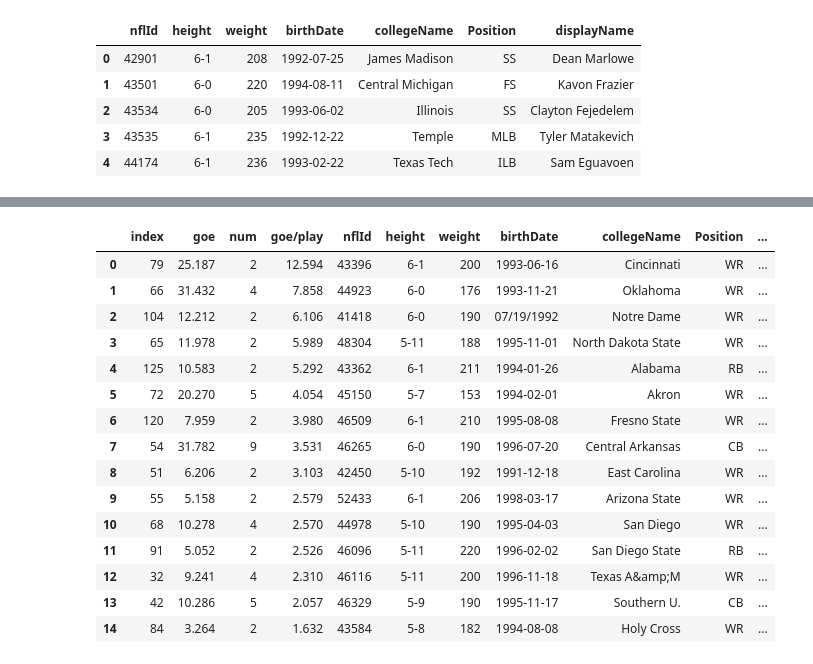
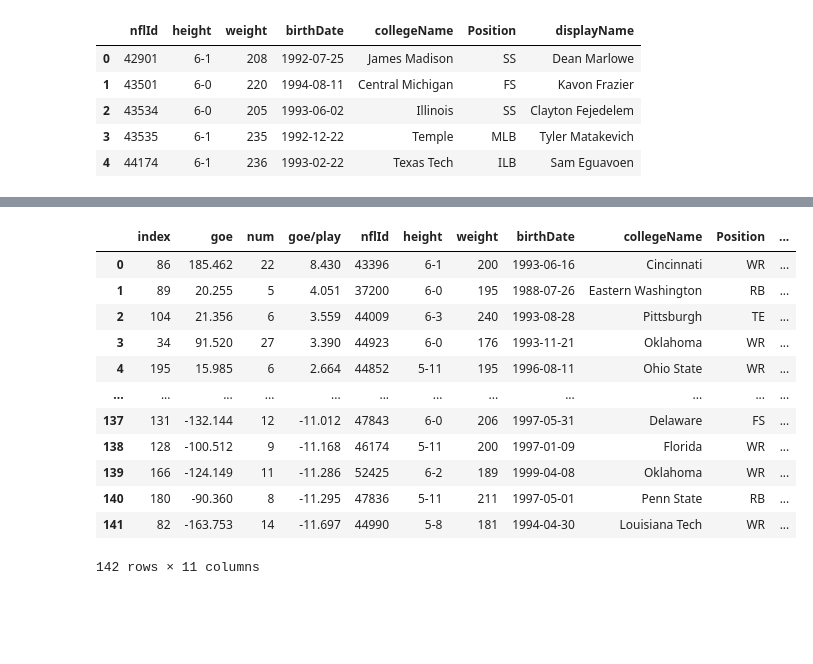
Before and after one commit to scottmaran/big_data_bowl, a Jupyter notebook: clean_dir/player_stats.ipynb, the cells around one changed output, grey strips where cells are left out. Saved outputs shown, nothing was run; the diff lists cells and outputs as text; code cells hidden in the pictures; blank space fills up the shorter version.

```diff
--- a/clean_dir/player_stats.ipynb
+++ b/clean_dir/player_stats.ipynb
@@ -37,0 +50,16 @@ data_df = pd.read_pickle('/home/amans/Development/scott/nfl-big-data-bowl-2022/c
+# %%
+'''
+test to make sure data collection was fine
+
+data_df_test = pd.read_pickle('/home/amans/Development/scott/nfl-big-data-bowl-2022/clean_dir/ball_carrier_data_test.pkl')
+
+for i in range(len(data_df_test)):
+
+    test = data_df_test.at[i, 'state']
+    orig = data_df.at[i, 'state']
+
+    s = np.sum(np.array(orig != test, dtype=int))
+
+    if s != 0:
+        print(i)
+'''
@@ -173,7 +203,7 @@ def store_player_info(time_play_df, time_index, time_string, returnerId, gameId,
     no_football_df = time_play_df.query("displayName != 'football'")
 
     time_play_df.insert(len(time_play_df.columns), 'min_teammate_dist', time_play_df.apply(min_teammate_distances, axis=1, args=(no_football_df,)))
-    time_play_df.insert(len(time_play_df.columns), 'min_opponent_dist', time_play_df.apply(min_teammate_distances, axis=1, args=(no_football_df,)))
+    time_play_df.insert(len(time_play_df.columns), 'min_opponent_dist', time_play_df.apply(min_opponent_distances, axis=1, args=(no_football_df,)))
 
     states = time_play_df.loc[:,['x','y', 'dis', 's', 'a', 'o', 'dir', 'adj_x', 'adj_y', 'adj_o', 'adj_dir', 'sin_adj_o', 'cos_adj_o', 'sin_adj_dir', 'cos_adj_dir', 'dist_from_ball_carrier', 'min_teammate_dist', 'min_opponent_dist']].to_numpy()
     football_pos = time_play_df.loc[time_play_df.team == 'football',['x','y', 'dis', 's', 'a', 'o', 'dir', 'adj_x', 'adj_y', 'adj_o', 'adj_dir', 'sin_adj_o', 'cos_adj_o', 'sin_adj_dir', 'cos_adj_dir', 'dist_from_ball_carrier', 'min_teammate_dist', 'min_opponent_dist']].to_numpy()
@@ -651,7 +681,7 @@ num_test_points = len(test_data)
 
 start_time = time.time()
 
-for i in range(25,385):
+for i in range(0, 385):
     try:
         goe_dictionary = calc_for_play(i, goe_dictionary)
     except Exception as e:
@@ -793,20 +818,17 @@ goe_viz
 # %%
-display(goe_viz.query("num > 1").reset_index().iloc[0:15,:])
+display(goe_viz.query("num > 4").reset_index())
 # %% [output]
 |  | index | goe | num | goe/play | nflId | height | weight | birthDate | collegeName | Position | ... |
-| 0 | 79 | 25.187 | 2 | 12.594 | 43396 | 6-1 | 200 | 1993-06-16 | Cincinnati | WR | ... |
-| 1 | 66 | 31.432 | 4 | 7.858 | 44923 | 6-0 | 176 | 1993-11-21 | Oklahoma | WR | ... |
-| 2 | 104 | 12.212 | 2 | 6.106 | 41418 | 6-0 | 190 | 07/19/1992 | Notre Dame | WR | ... |
-| 3 | 65 | 11.978 | 2 | 5.989 | 48304 | 5-11 | 188 | 1995-11-01 | North Dakota State | WR | ... |
-| 4 | 125 | 10.583 | 2 | 5.292 | 43362 | 6-1 | 211 | 1994-01-26 | Alabama | RB | ... |
-| 5 | 72 | 20.270 | 5 | 4.054 | 45150 | 5-7 | 153 | 1994-02-01 | Akron | WR | ... |
-| 6 | 120 | 7.959 | 2 | 3.980 | 46509 | 6-1 | 210 | 1995-08-08 | Fresno State | WR | ... |
-| 7 | 54 | 31.782 | 9 | 3.531 | 46265 | 6-0 | 190 | 1996-07-20 | Central Arkansas | CB | ... |
-| 8 | 51 | 6.206 | 2 | 3.103 | 42450 | 5-10 | 192 | 1991-12-18 | East Carolina | WR | ... |
-| 9 | 55 | 5.158 | 2 | 2.579 | 52433 | 6-1 | 206 | 1998-03-17 | Arizona State | WR | ... |
-| 10 | 68 | 10.278 | 4 | 2.570 | 44978 | 5-10 | 190 | 1995-04-03 | San Diego | WR | ... |
-| 11 | 91 | 5.052 | 2 | 2.526 | 46096 | 5-11 | 220 | 1996-02-02 | San Diego State | RB | ... |
-| 12 | 32 | 9.241 | 4 | 2.310 | 46116 | 5-11 | 200 | 1996-11-18 | Texas A&amp;M | WR | ... |
-| 13 | 42 | 10.286 | 5 | 2.057 | 46329 | 5-9 | 190 | 1995-11-17 | Southern U. | CB | ... |
-| 14 | 84 | 3.264 | 2 | 1.632 | 43584 | 5-8 | 182 | 1994-08-08 | Holy Cross | WR | ... |
+| 0 | 86 | 185.462 | 22 | 8.430 | 43396 | 6-1 | 200 | 1993-06-16 | Cincinnati | WR | ... |
+| 1 | 89 | 20.255 | 5 | 4.051 | 37200 | 6-0 | 195 | 1988-07-26 | Eastern Washington | RB | ... |
+| 2 | 104 | 21.356 | 6 | 3.559 | 44009 | 6-3 | 240 | 1993-08-28 | Pittsburgh | TE | ... |
+| 3 | 34 | 91.520 | 27 | 3.390 | 44923 | 6-0 | 176 | 1993-11-21 | Oklahoma | WR | ... |
+| 4 | 195 | 15.985 | 6 | 2.664 | 44852 | 5-11 | 195 | 1996-08-11 | Ohio State | WR | ... |
+| ... | ... | ... | ... | ... | ... | ... | ... | ... | ... | ... | ... |
+| 137 | 131 | -132.144 | 12 | -11.012 | 47843 | 6-0 | 206 | 1997-05-31 | Delaware | FS | ... |
+| 138 | 128 | -100.512 | 9 | -11.168 | 46174 | 5-11 | 200 | 1997-01-09 | Florida | WR | ... |
+| 139 | 166 | -124.149 | 11 | -11.286 | 52425 | 6-2 | 189 | 1999-04-08 | Oklahoma | WR | ... |
+| 140 | 180 | -90.360 | 8 | -11.295 | 47836 | 5-11 | 211 | 1997-05-01 | Penn State | RB | ... |
+| 141 | 82 | -163.753 | 14 | -11.697 | 44990 | 5-8 | 181 | 1994-04-30 | Louisiana Tech | WR | ... |
+142 rows × 11 columns
 # %%
```
Also changed, not shown: parts of 12 cells of this notebook, 3 other files.
